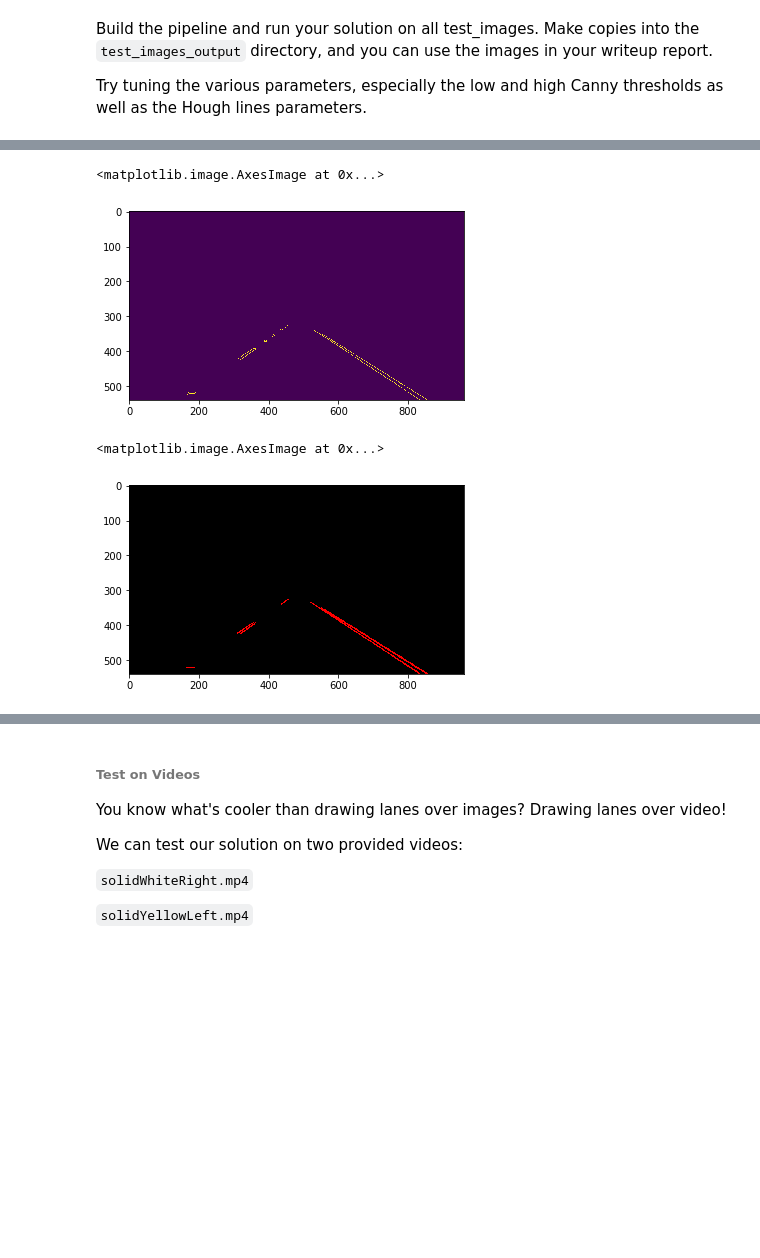
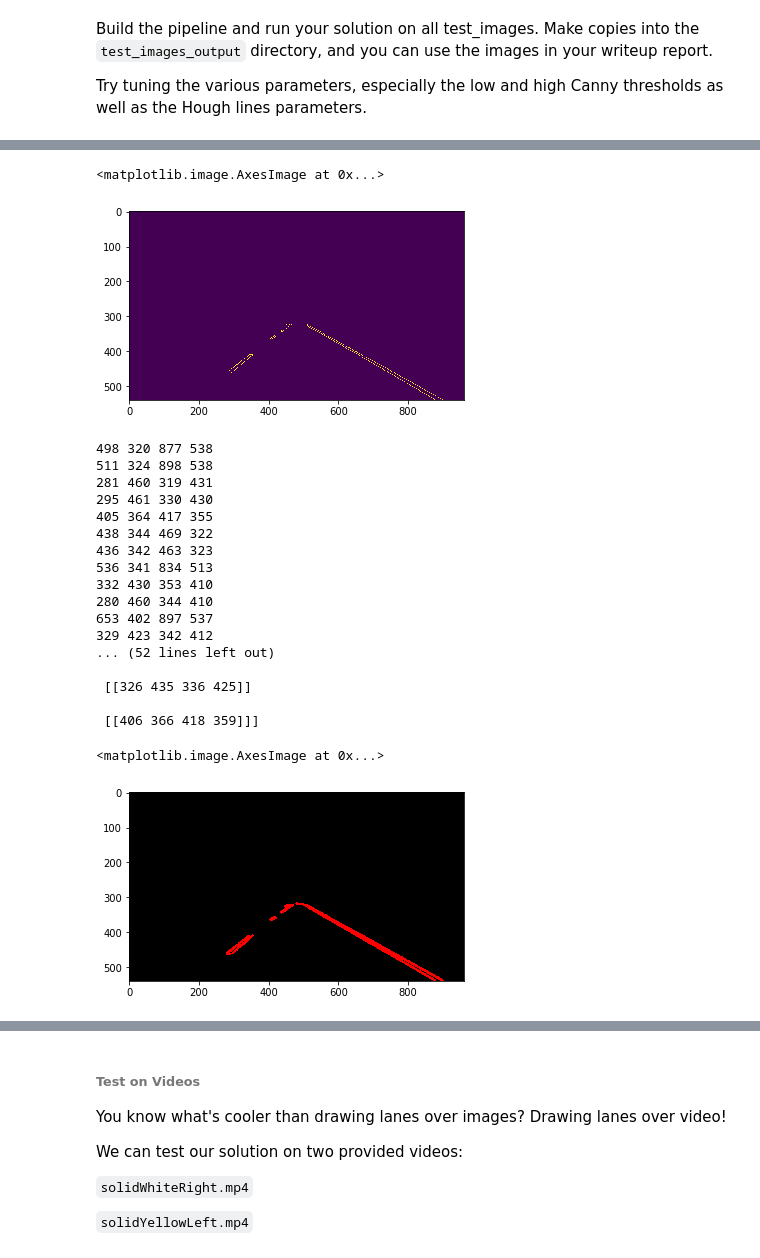
Before and after one commit to jordancharest/Finding-Lane-Lines, a Jupyter notebook: finding_lane_lines.ipynb, the cells around one changed output, grey strips where cells are left out. Saved outputs shown, nothing was run; the diff lists cells and outputs as text; code cells hidden in the pictures; blank space fills up the shorter version.

Commit message:
Lane detection pipeline implemented - a few kinks left to work out

```diff
--- a/finding_lane_lines.ipynb
+++ b/finding_lane_lines.ipynb
@@ -51,7 +51,7 @@ import cv2
 ## Read in an Image
 # %%
 #reading in an image
-image = mpimg.imread('test_images/solidWhiteRight.jpg')
+image = mpimg.imread('test_images/solidWhiteCurve.jpg')
 
 #printing out some stats and plotting
 print('This image is:', type(image), 'with dimensions:', image.shape)
@@ -106,7 +106,7 @@ def region_of_interest(img, vertices):
     return masked_image
 
 
-def draw_lines(img, lines, color=[255, 0, 0], thickness=2):
+def draw_lines(img, lines, color=[255, 0, 0], thickness=5):
     """
     NOTE: this is the function you might want to use as a starting point once you want to
     average/extrapolate the line segments you detect to map out the full
@@ -126,6 +126,7 @@ def draw_lines(img, lines, color=[255, 0, 0], thickness=2):
     for line in lines:
         for x1,y1,x2,y2 in line:
             cv2.line(img, (x1, y1), (x2, y2), color, thickness)
+            print(x1,y1,x2,y2)
 
 def hough_lines(img, rho, theta, threshold, min_line_len, max_line_gap):
     """
@@ -136,7 +137,7 @@ def hough_lines(img, rho, theta, threshold, min_line_len, max_line_gap):
     lines = cv2.HoughLinesP(img, rho, theta, threshold, np.array([]), minLineLength=min_line_len, maxLineGap=max_line_gap)
     line_img = np.zeros((img.shape[0], img.shape[1], 3), dtype=np.uint8)
     draw_lines(line_img, lines)
-    return line_img
+    return line_img, lines
 
 # Python 3 has support for cool math symbols.
 
@@ -191,7 +239,7 @@ edges = cv2.Canny(gray, low_threshold, high_threshold)
 # Region Masking
 y_size = image.shape[0]
 x_size = image.shape[1]
-vertices = np.array([[(0.04*x_size,y_size),(0.48*x_size, 0.6*y_size), (0.52*x_size, 0.6*y_size), (0.96*x_size,y_size)]], dtype=np.int32)
+vertices = np.array([[(0.04*x_size,y_size),(0.48*x_size, 0.59*y_size), (0.52*x_size, 0.59*y_size), (0.96*x_size,y_size)]], dtype=np.int32)
 masked_edges = region_of_interest(edges, vertices)
 
 # Visualize the region mask (for optimizing the Canny parameters)
@@ -205,20 +253,38 @@ plt.imshow(show_region)
 plt.imshow(masked_edges)
 # %% [output]
 <matplotlib.image.AxesImage at 0x...>
-[figure, old version]
+[figure, new version]
 # %%
 # Hough Transformation on the edge detected image to determine line segments
 rho = 2                # distance resolution in pixels of the Hough grid
 theta = np.pi/180      # angular resolution in radians of the Hough grid
-threshold = 10         # minimum number of votes (intersections in Hough grid cell)
-min_line_length = 20   # minimum number of pixels making up a line
+threshold = 5         # minimum number of votes (intersections in Hough grid cell)
+min_line_length = 10   # minimum number of pixels making up a line
 max_line_gap = 10      # maximum gap in pixels between connectable line segments
 
-line_image = hough_lines(masked_edges, rho, theta, threshold, min_line_length, max_line_gap)
+line_image, lines = hough_lines(masked_edges, rho, theta, threshold, min_line_length, max_line_gap)
+print(lines)
 
 # Visualize the lines detected
 plt.imshow(line_image)
 # %% [output]
-<matplotlib.image.AxesImage at 0x...>
+498 320 877 538
+511 324 898 538
+281 460 319 431
+295 461 330 430
+405 364 417 355
+438 344 469 322
+436 342 463 323
+536 341 834 513
+332 430 353 410
+280 460 344 410
+653 402 897 537
+329 423 342 412
+... (52 lines left out)
+
+ [[326 435 336 425]]
+
+ [[406 366 418 359]]]
+<matplotlib.image.AxesImage at 0x...>
-[figure, old version]
+[figure, new version]
 # %%
```
Also changed, not shown: parts of 13 cells of this notebook.
